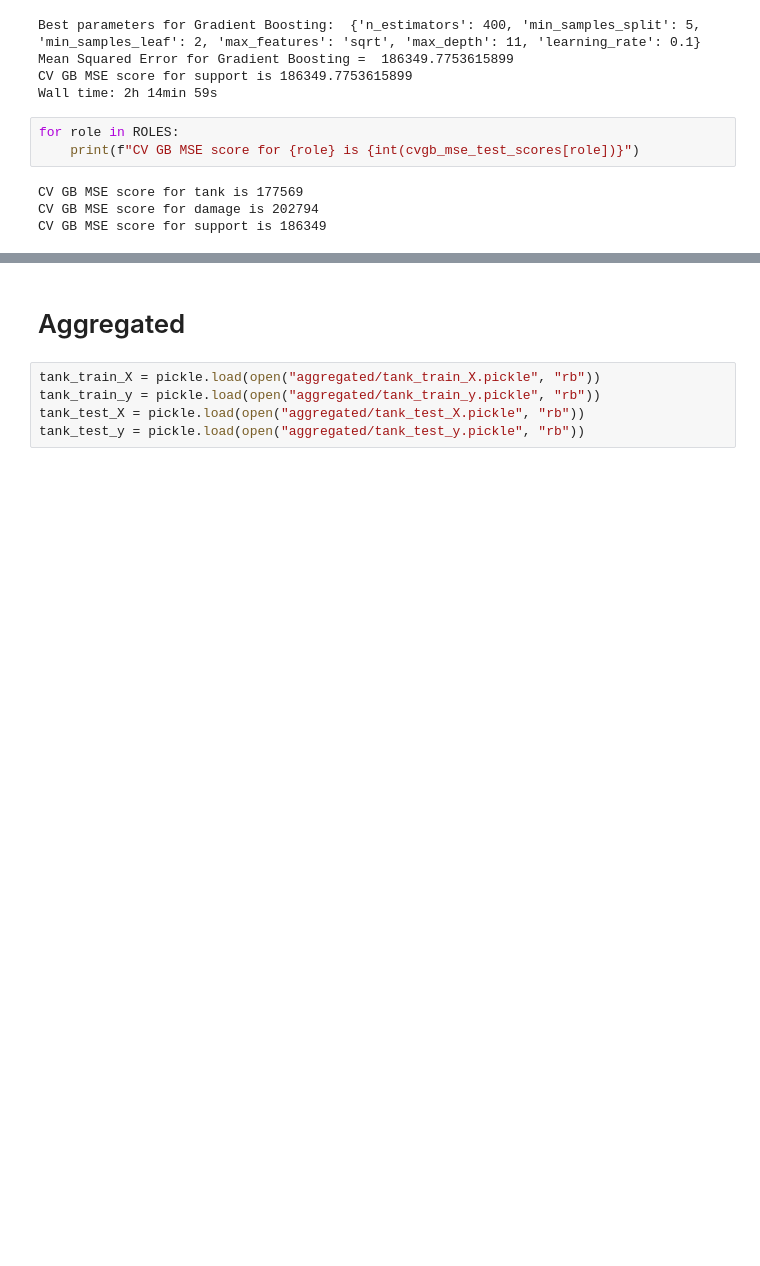
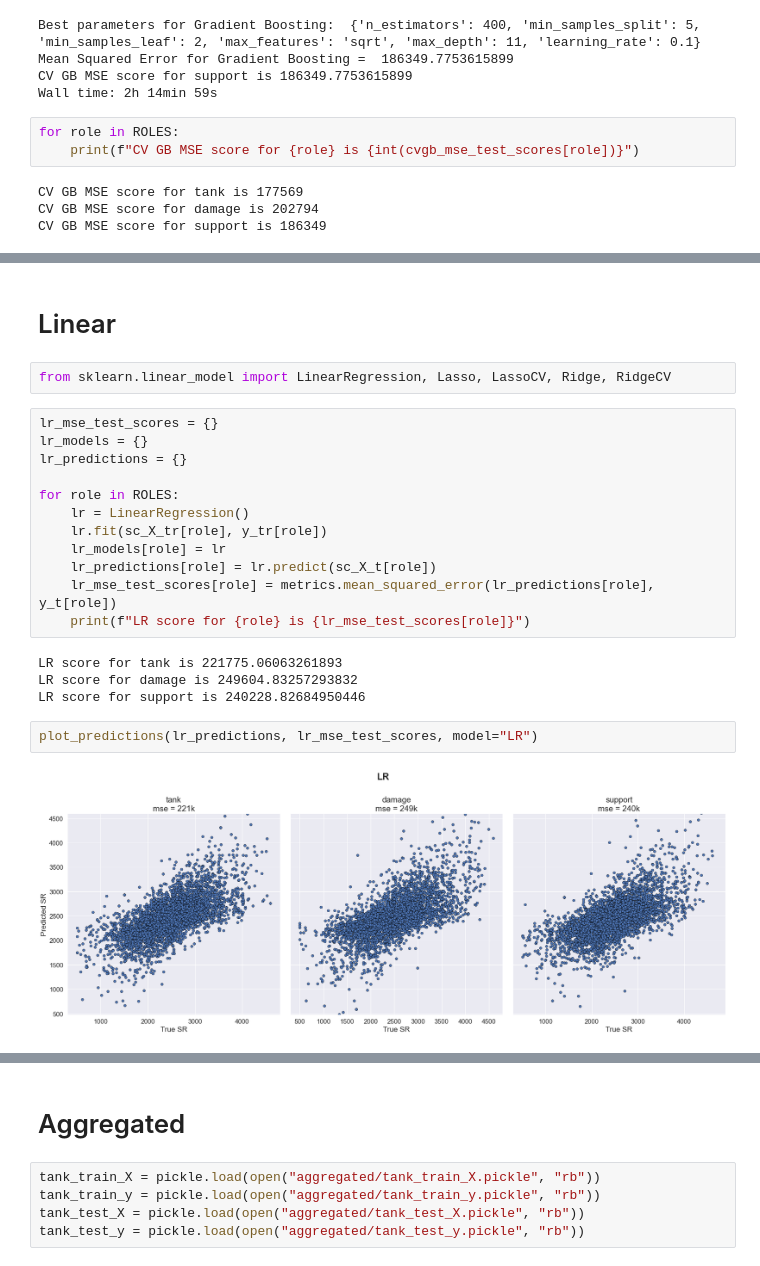
Before and after one commit to hachiyuki8/ow-stats-analysis, a Jupyter notebook: imputation.ipynb, the cells around one changed output, grey strips where cells are left out. Drawn from its saved outputs; the diff is of its cells as text; blank space fills up the shorter version.

```diff
--- a/imputation.ipynb
+++ b/imputation.ipynb
@@ -210,0 +234,24 @@ stats.probplot(y_t[role].values -  tank_predict, dist="norm", plot=pylab);
+# %% [markdown]
+# Linear
+# %%
+from sklearn.linear_model import LinearRegression, Lasso, LassoCV, Ridge, RidgeCV
+# %%
+lr_mse_test_scores = {}
+lr_models = {}
+lr_predictions = {}
+
+for role in ROLES:
+    lr = LinearRegression()
+    lr.fit(sc_X_tr[role], y_tr[role])
+    lr_models[role] = lr
+    lr_predictions[role] = lr.predict(sc_X_t[role])
+    lr_mse_test_scores[role] = metrics.mean_squared_error(lr_predictions[role], y_t[role])
+    print(f"LR score for {role} is {lr_mse_test_scores[role]}")
+# %% [output]
+LR score for tank is 221775.06063261893
+LR score for damage is 249604.83257293832
+LR score for support is 240228.82684950446
+# %%
+plot_predictions(lr_predictions, lr_mse_test_scores, model="LR")
+# %% [output]
+[figure, added]
```
Also changed, not shown: parts of 15 cells of this notebook.
